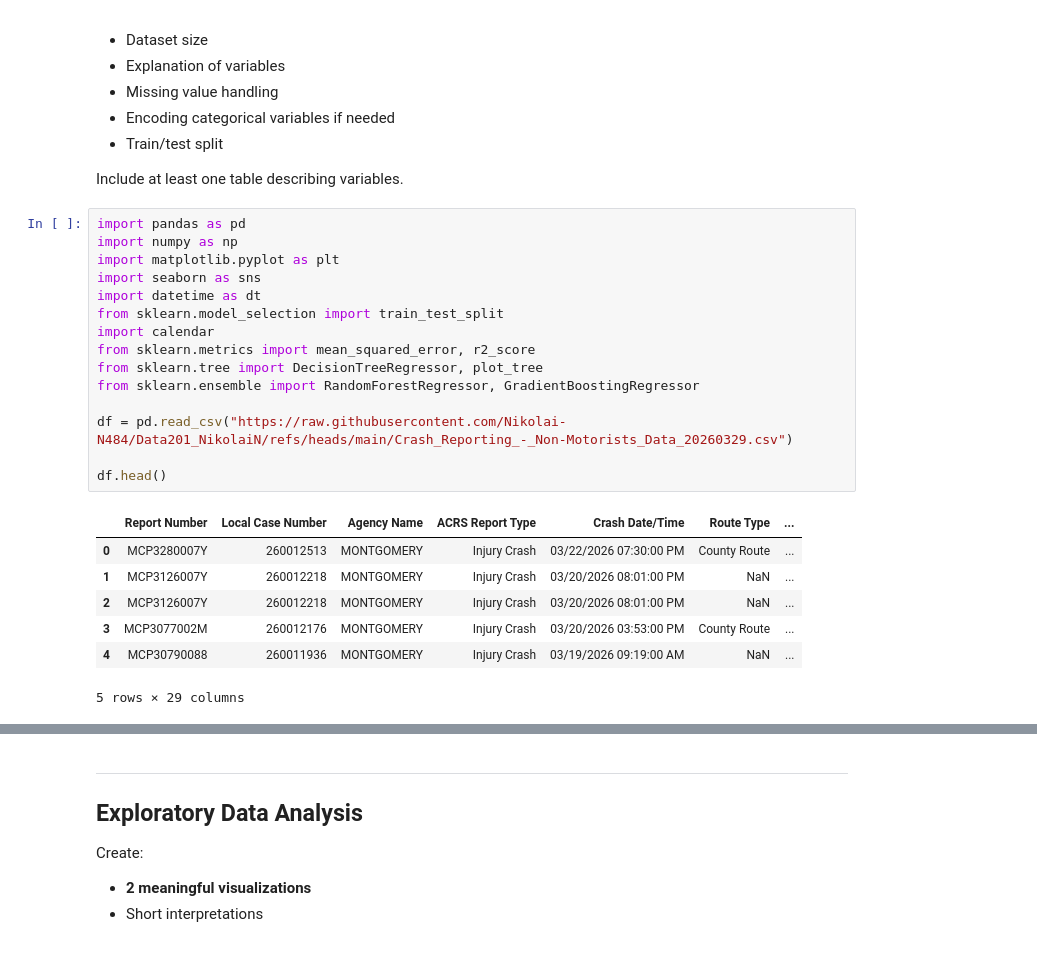
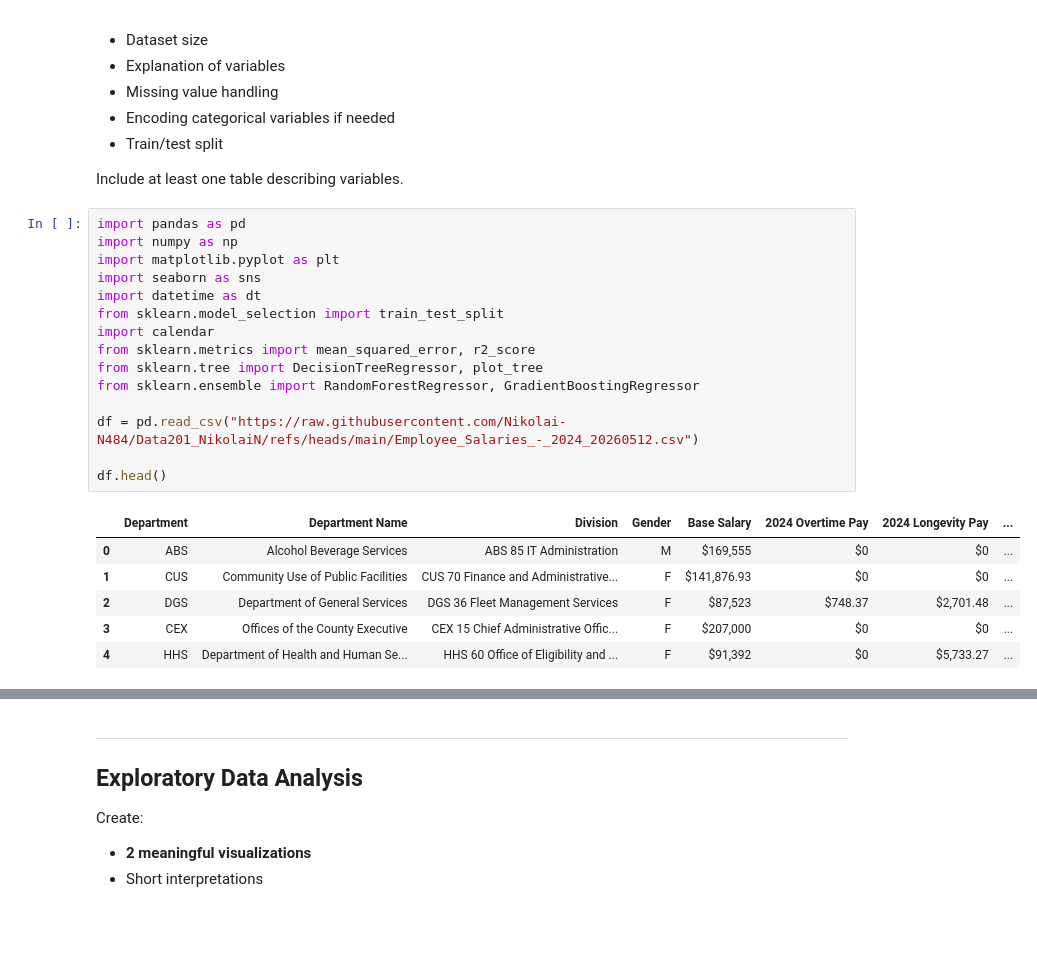
Before and after one commit to Nikolai-N484/Data201_NikolaiN, a Jupyter notebook: Project3/Nikolai_Navarro_Project3_Week14.ipynb, the cells around one changed output, grey strips where cells are left out. Drawn from its saved outputs; the diff is of its cells as text.

```diff
--- a/Project3/Nikolai_Navarro_Project3_Week14.ipynb
+++ b/Project3/Nikolai_Navarro_Project3_Week14.ipynb
@@ -39,23 +39,22 @@ Include at least one table describing variables.
 # %%
 import pandas as pd
 import numpy as np
 import matplotlib.pyplot as plt
 import seaborn as sns
 import datetime as dt
 from sklearn.model_selection import train_test_split
 import calendar
 from sklearn.metrics import mean_squared_error, r2_score
 from sklearn.tree import DecisionTreeRegressor, plot_tree
 from sklearn.ensemble import RandomForestRegressor, GradientBoostingRegressor
 
-df = pd.read_csv("https://raw.githubusercontent.com/Nikolai-N484/Data201_NikolaiN/refs/heads/main/Crash_Reporting_-_Non-Motorists_Data_20260329.csv")
+df = pd.read_csv("https://raw.githubusercontent.com/Nikolai-N484/Data201_NikolaiN/refs/heads/main/Employee_Salaries_-_2024_20260512.csv")
 
 df.head()
 # %% [output]
-|  | Report Number | Local Case Number | Agency Name | ACRS Report Type | Crash Date/Time | Route Type | ... |
-| 0 | MCP3280007Y | 260012513 | MONTGOMERY | Injury Crash | 03/22/2026 07:30:00 PM | County Route | ... |
-| 1 | MCP3126007Y | 260012218 | MONTGOMERY | Injury Crash | 03/20/2026 08:01:00 PM | NaN | ... |
-| 2 | MCP3126007Y | 260012218 | MONTGOMERY | Injury Crash | 03/20/2026 08:01:00 PM | NaN | ... |
-| 3 | MCP3077002M | 260012176 | MONTGOMERY | Injury Crash | 03/20/2026 03:53:00 PM | County Route | ... |
-| 4 | MCP30790088 | 260011936 | MONTGOMERY | Injury Crash | 03/19/2026 09:19:00 AM | NaN | ... |
+|  | Department | Department Name | Division | Gender | Base Salary | 2024 Overtime Pay | 2024 Longevity Pay | ... |
+| 0 | ABS | Alcohol Beverage Services | ABS 85 IT Administration | M | $169,555 | $0 | $0 | ... |
+| 1 | CUS | Community Use of Public Facilities | CUS 70 Finance and Administrative... | F | $141,876.93 | $0 | $0 | ... |
+| 2 | DGS | Department of General Services | DGS 36 Fleet Management Services | F | $87,523 | $748.37 | $2,701.48 | ... |
+| 3 | CEX | Offices of the County Executive | CEX 15 Chief Administrative Offic... | F | $207,000 | $0 | $0 | ... |
+| 4 | HHS | Department of Health and Human Se... | HHS 60 Office of Eligibility and ... | F | $91,392 | $0 | $5,733.27 | ... |
-5 rows × 29 columns
```
Also changed, not shown: parts of 24 cells of this notebook.
